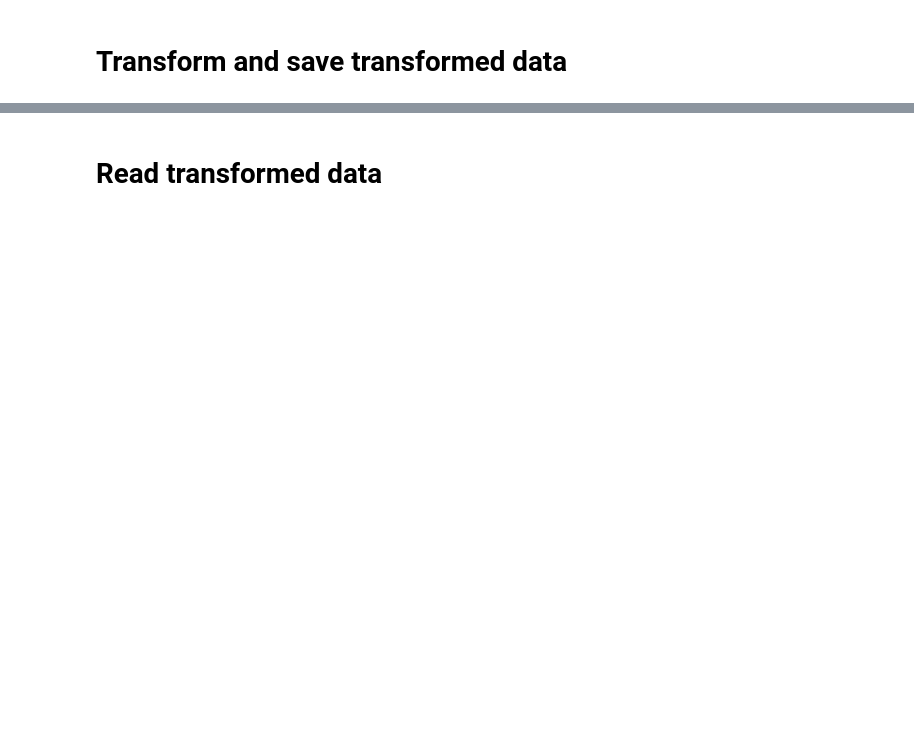
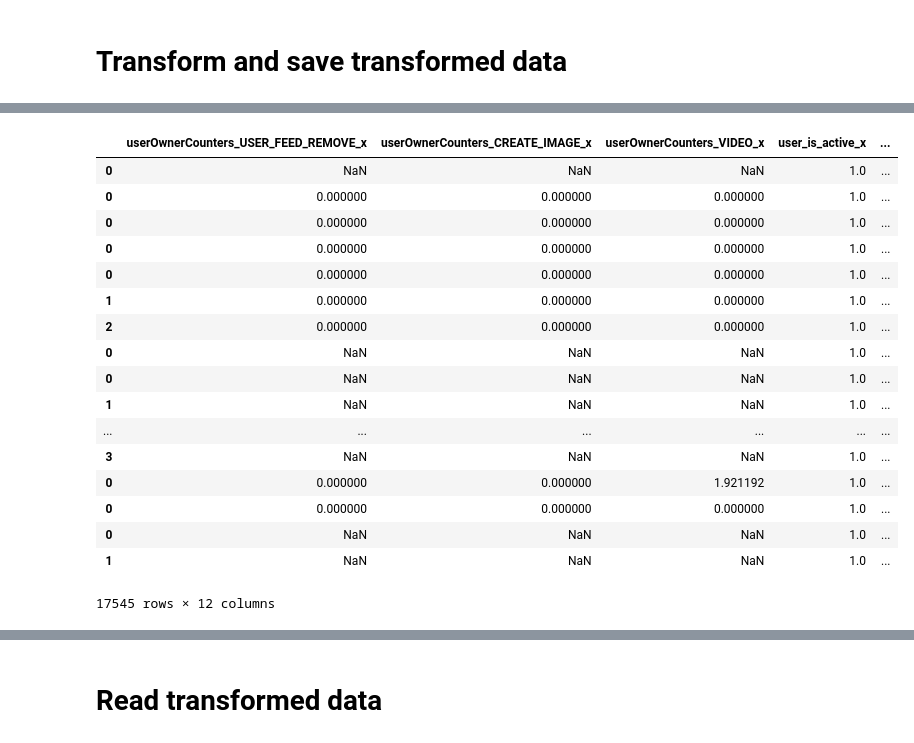
Before and after one commit to SKutukov/ML_experiments, a Jupyter notebook: main.py.ipynb, the cells around one changed output, grey strips where cells are left out. Cells and saved outputs as stored; diff of their text form; code cells hidden in the pictures; blank space fills up the shorter version.

```diff
--- a/main.py.ipynb
+++ b/main.py.ipynb
@@ -188,2 +221,23 @@ def transform_data(data):
+# %%
+tranformed_data_positive
+# %% [output]
+|  | userOwnerCounters_USER_FEED_REMOVE_x | userOwnerCounters_CREATE_IMAGE_x | userOwnerCounters_VIDEO_x | user_is_active_x | ... |
+| 0 | NaN | NaN | NaN | 1.0 | ... |
+| 0 | 0.000000 | 0.000000 | 0.000000 | 1.0 | ... |
+| 0 | 0.000000 | 0.000000 | 0.000000 | 1.0 | ... |
+| 0 | 0.000000 | 0.000000 | 0.000000 | 1.0 | ... |
+| 0 | 0.000000 | 0.000000 | 0.000000 | 1.0 | ... |
+| 1 | 0.000000 | 0.000000 | 0.000000 | 1.0 | ... |
+| 2 | 0.000000 | 0.000000 | 0.000000 | 1.0 | ... |
+| 0 | NaN | NaN | NaN | 1.0 | ... |
+| 0 | NaN | NaN | NaN | 1.0 | ... |
+| 1 | NaN | NaN | NaN | 1.0 | ... |
+| ... | ... | ... | ... | ... | ... |
+| 3 | NaN | NaN | NaN | 1.0 | ... |
+| 0 | 0.000000 | 0.000000 | 1.921192 | 1.0 | ... |
+| 0 | 0.000000 | 0.000000 | 0.000000 | 1.0 | ... |
+| 0 | NaN | NaN | NaN | 1.0 | ... |
+| 1 | NaN | NaN | NaN | 1.0 | ... |
+17545 rows × 12 columns
 # %%
 
```
Also changed, not shown: parts of 14 cells of this notebook, 2 other files.
